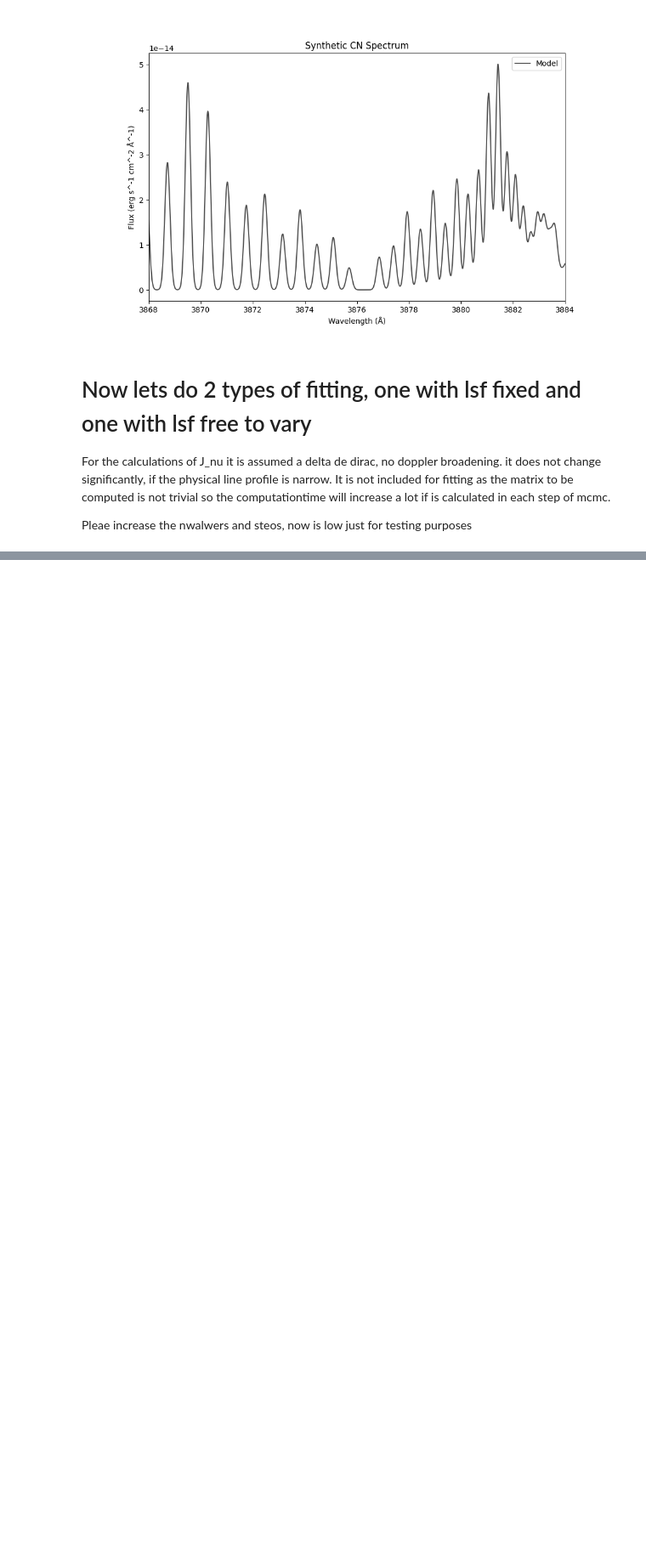
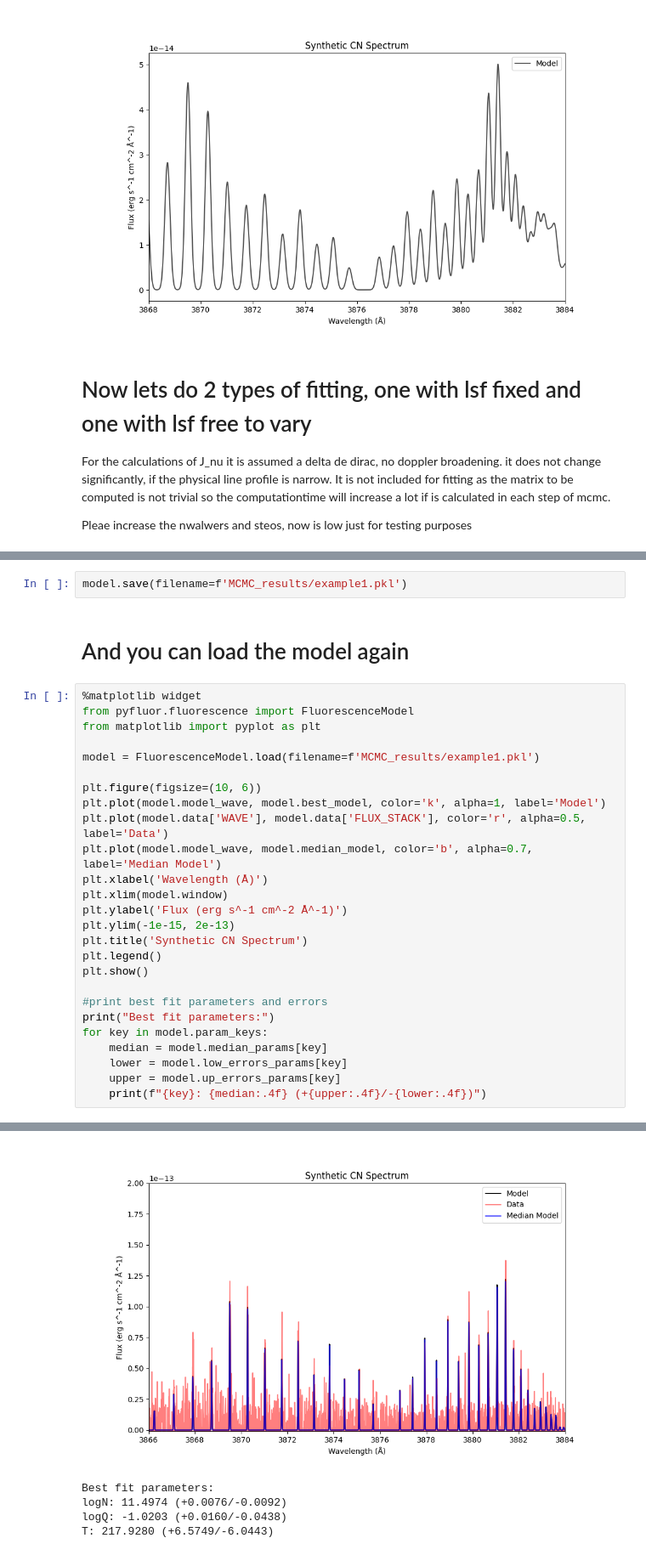
Before and after one commit to baltasarluco/CometSpec, a Jupyter notebook: WorkFlow_Example/WorkFlow.ipynb, the cells around one changed output, grey strips where cells are left out. Shown at 85% size. Drawn from its saved outputs; the diff is of its cells as text; blank space fills up the shorter version.

```diff
--- a/WorkFlow_Example/WorkFlow.ipynb
+++ b/WorkFlow_Example/WorkFlow.ipynb
@@ -1006,0 +462,31 @@ KeyboardInterrupt:
+# %%
+model.save(filename=f'MCMC_results/example1.pkl')
+# %% [markdown]
+# And you can load the model again
+# %%
+%matplotlib widget
+from pyfluor.fluorescence import FluorescenceModel
+from matplotlib import pyplot as plt
+
+model = FluorescenceModel.load(filename=f'MCMC_results/example1.pkl')
+
+plt.figure(figsize=(10, 6))
+plt.plot(model.model_wave, model.best_model, color='k', alpha=1, label='Model')
+plt.plot(model.data['WAVE'], model.data['FLUX_STACK'], color='r', alpha=0.5, label='Data')
+plt.plot(model.model_wave, model.median_model, color='b', alpha=0.7, label='Median Model')
+plt.xlabel('Wavelength (Å)')
+plt.xlim(model.window)
+plt.ylabel('Flux (erg s^-1 cm^-2 Å^-1)')
+plt.ylim(-1e-15, 2e-13)
+plt.title('Synthetic CN Spectrum')
+plt.legend()
+plt.show()
+
+#print best fit parameters and errors
+print("Best fit parameters:")
+for key in model.param_keys:
+    median = model.median_params[key]
+    lower = model.low_errors_params[key]
+    upper = model.up_errors_params[key]
+    print(f"{key}: {median:.4f} (+{upper:.4f}/-{lower:.4f})")
+# %% [output]
@@ -1006,0 +494,5 @@ KeyboardInterrupt:
+[figure, added]
+Best fit parameters:
+logN: 11.4974 (+0.0076/-0.0092)
+logQ: -1.0203 (+0.0160/-0.0438)
+T: 217.9280 (+6.5749/-6.0443)
```
Also changed, not shown: parts of 39 cells of this notebook, 9 other files.
